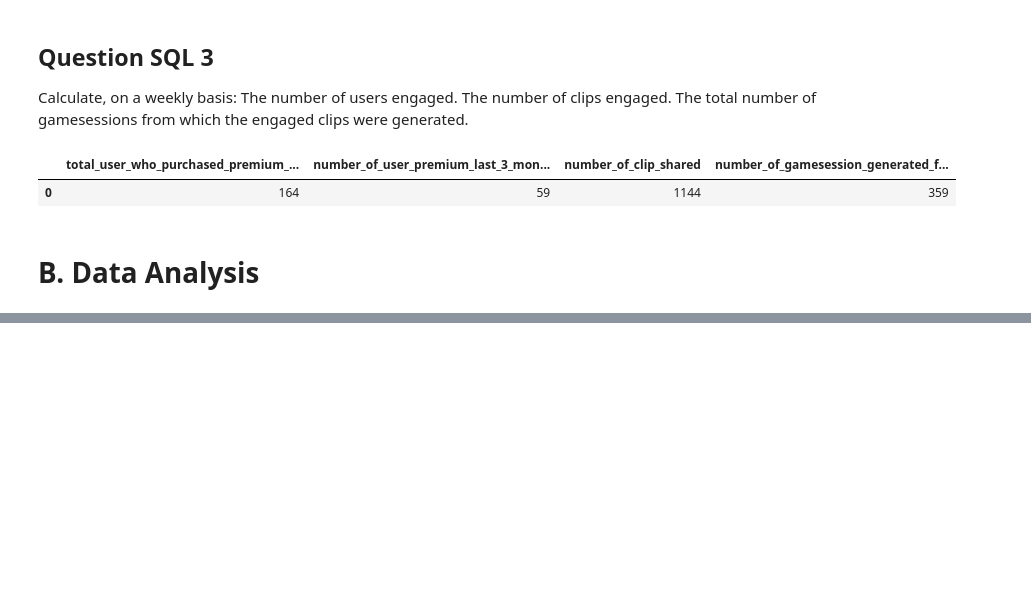
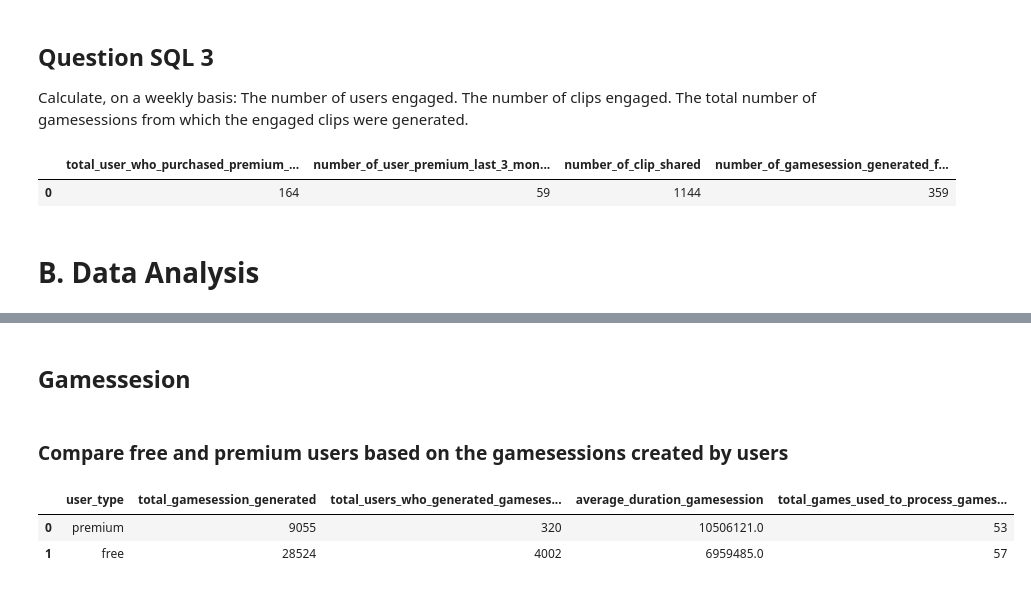
Before and after one commit to oscar-sinaga/Analysis-Eclipse-Data, a Jupyter notebook: answer_test.ipynb, the cells around one changed output, grey strips where cells are left out. Saved outputs shown, nothing was run; the diff lists cells and outputs as text; code cells hidden in the pictures; blank space fills up the shorter version.

```diff
--- a/answer_test.ipynb
+++ b/answer_test.ipynb
@@ -178,0 +191,38 @@ df_free_users
+# %% [markdown]
+## Gamessesion
+# %% [markdown]
+### Compare free and premium users based on the gamesessions created by users
+# %%
+query = """--sql
+----------------------------------------------------------------------------------------------
+with gamesession_with_user_type as (
+SELECT
+    g.*,
+    CASE
+        WHEN g.user_id IN (SELECT DISTINCT user_id FROM premium_users) THEN 'premium'
+        ELSE 'free'
+    END AS user_type
+FROM
+    gamesession g
+)
+
+select
+    user_type,
+    count(distinct id) as total_gamesession_generated,
+    count(distinct user_id) as total_users_who_generated_gamesession,
+    round(avg(duration),0) as average_duration_gamesession,
+    count(distinct game_name) as total_games_used_to_process_gamesession,
+
+from
+    gamesession_with_user_type
+group by user_type
+----------------------------------------------------------------------------------------------
+"""
+df_agg_gamession_by_user_type = con.execute(query).fetchdf()
+
+
+df_agg_gamession_by_user_type
+# %% [output]
+|  | user_type | total_gamesession_generated | total_users_who_generated_gameses... | average_duration_gamesession | total_games_used_to_process_games... |
+| 0 | premium | 9055 | 320 | 10506121.0 | 53 |
+| 1 | free | 28524 | 4002 | 6959485.0 | 57 |
```
Also changed, not shown: parts of 7 cells of this notebook, 2 other files.
